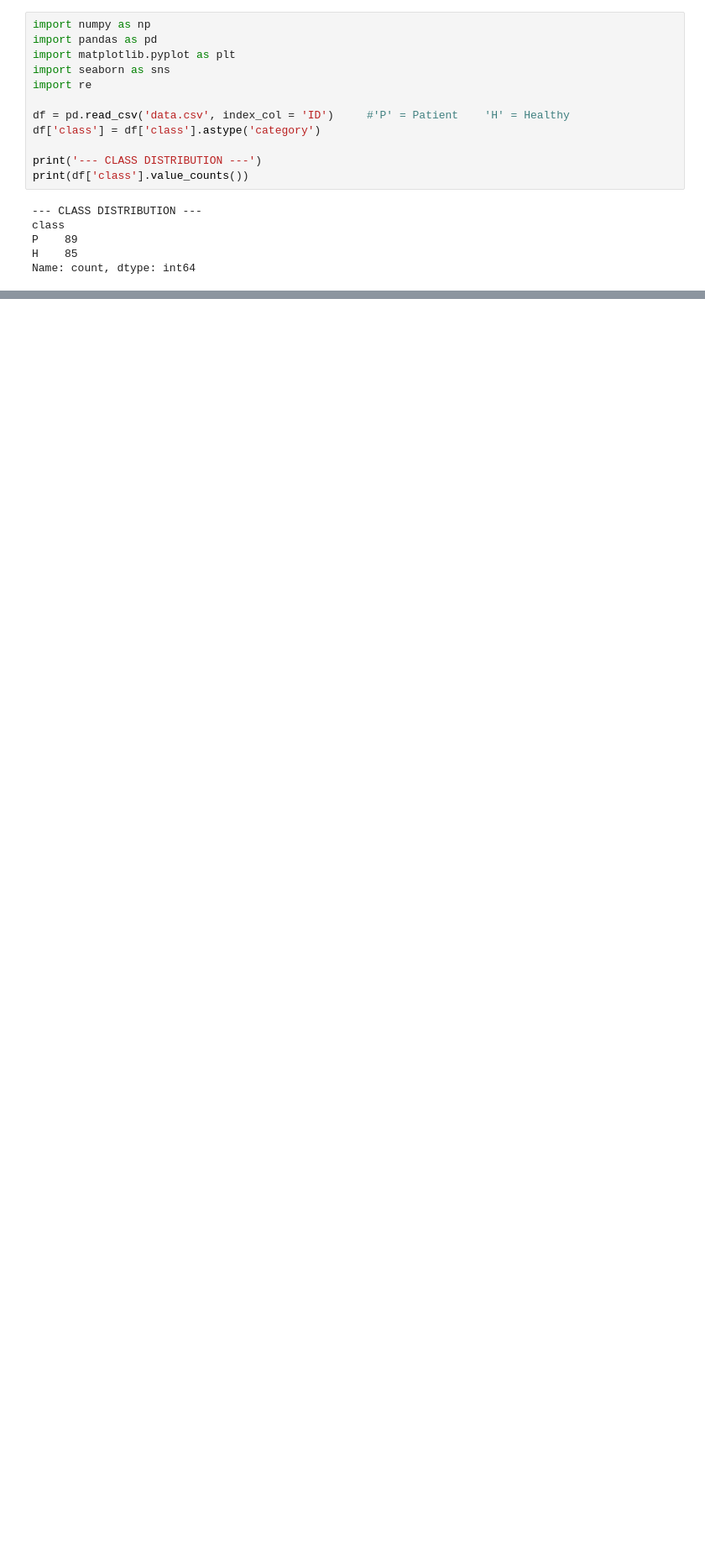
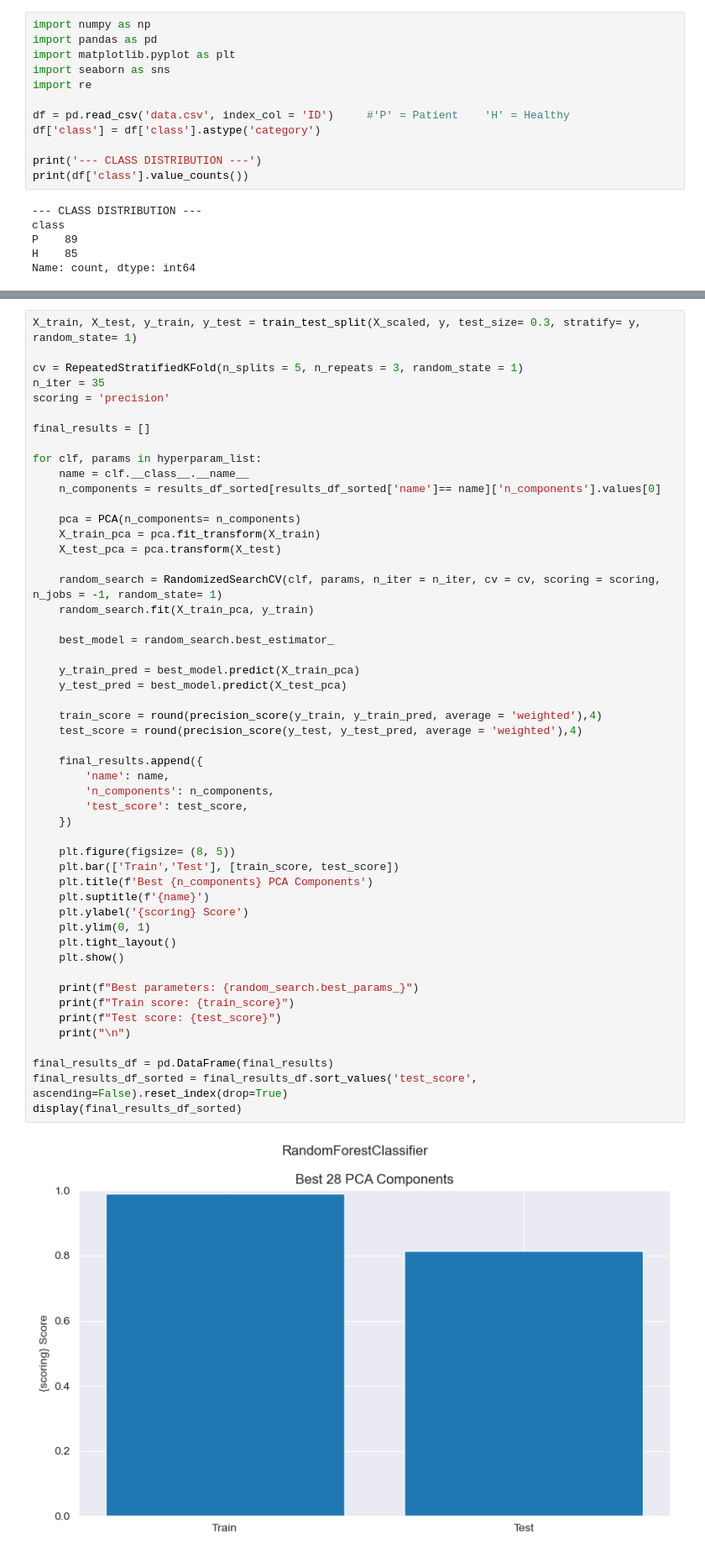
Before and after one commit to pimPijnenburg/Data-Science-Practice, a Jupyter notebook: darwin/darwin.ipynb, the cells around one changed output, grey strips where cells are left out. Shown: that part at 84% size. Cells and saved outputs as stored; diff of their text form; blank space fills up the shorter version.

Commit message:
model selection v2
Not definite yet, but uploading in case i need it later

```diff
--- a/darwin/darwin.ipynb
+++ b/darwin/darwin.ipynb
@@ -100,0 +219,53 @@ LGBMClassifier best score: 0.8401
+# %%
+X_train, X_test, y_train, y_test = train_test_split(X_scaled, y, test_size= 0.3, stratify= y, random_state= 1)
+
+cv = RepeatedStratifiedKFold(n_splits = 5, n_repeats = 3, random_state = 1)
+n_iter = 35
+scoring = 'precision'
+
+final_results = []
+
+for clf, params in hyperparam_list:
+    name = clf.__class__.__name__
+    n_components = results_df_sorted[results_df_sorted['name']== name]['n_components'].values[0]
+
+    pca = PCA(n_components= n_components)
+    X_train_pca = pca.fit_transform(X_train)
+    X_test_pca = pca.transform(X_test)
+
+    random_search = RandomizedSearchCV(clf, params, n_iter = n_iter, cv = cv, scoring = scoring, n_jobs = -1, random_state= 1)
+    random_search.fit(X_train_pca, y_train)
+
+    best_model = random_search.best_estimator_
+
+    y_train_pred = best_model.predict(X_train_pca)
+    y_test_pred = best_model.predict(X_test_pca)
+
+    train_score = round(precision_score(y_train, y_train_pred, average = 'weighted'),4)
+    test_score = round(precision_score(y_test, y_test_pred, average = 'weighted'),4)
+
+    final_results.append({
+        'name': name,
+        'n_components': n_components,
+        'test_score': test_score,
+    })
+
+    plt.figure(figsize= (8, 5))
+    plt.bar(['Train','Test'], [train_score, test_score])
+    plt.title(f'Best {n_components} PCA Components')
+    plt.suptitle(f'{name}')
+    plt.ylabel('{scoring} Score')
+    plt.ylim(0, 1)
+    plt.tight_layout()
+    plt.show()
+
+    print(f"Best parameters: {random_search.best_params_}")
+    print(f"Train score: {train_score}")
+    print(f"Test score: {test_score}")
+    print("\n")
+
+final_results_df = pd.DataFrame(final_results)
+final_results_df_sorted = final_results_df.sort_values('test_score', ascending=False).reset_index(drop=True)
+display(final_results_df_sorted)
+# %% [output]
+[figure, added]
```
Also changed, not shown: parts of 10 cells of this notebook, 1 other file.
